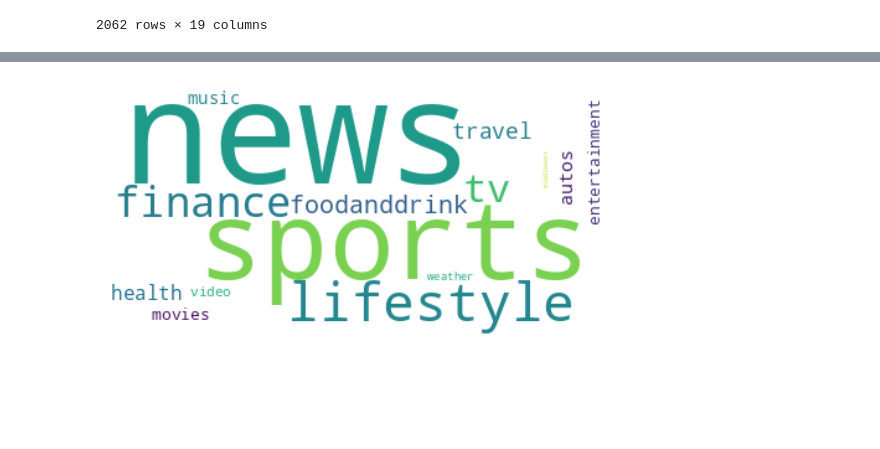
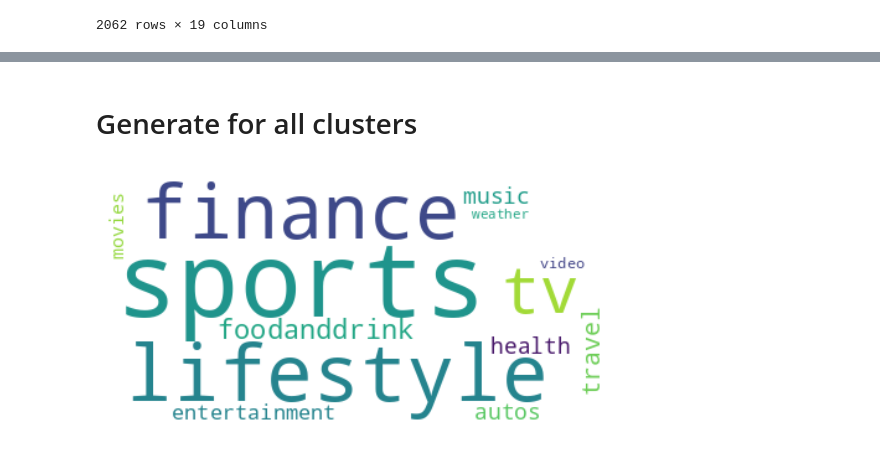
Before and after one commit to josh-oo/adapter-based-news-recommender, a Jupyter notebook: src/clustering/interpretation.ipynb, the cells around one changed output, grey strips where cells are left out. Saved outputs shown, nothing was run; the diff lists cells and outputs as text; code cells hidden in the pictures; blank space fills up the shorter version.

Commit message:
Refactor wordcloud generation

```diff
--- a/src/clustering/interpretation.ipynb
+++ b/src/clustering/interpretation.ipynb
@@ -115,18 +126,21 @@ plt.show()
+# %% [markdown]
+# Generate for all clusters
 # %%
+freq_all = pd.DataFrame(index=freq.index)
 for cluster in range(int(config['Clustering']['NoClusters'])):
    # get ids of cluster
     cluster_in = (labels == cluster).nonzero()[0]
     cluster_user_ids = [key for key in user_mapping if user_mapping[key] in cluster_in]
     cluster_freq = user_category_frequ.loc[user_category_frequ['user'].isin(cluster_user_ids)]
 
     # get total sum (not normalized)
     freq = cluster_freq.iloc[:, 2:].sum()
-
-    wordcloud = WordCloud(background_color="white").generate_from_frequencies(freq)
+    freq_all[f"{cluster}"] = freq.values
+    wordcloud = WordCloud(background_color="white").generate_from_frequencies(freq.drop('news', axis=0))
 
     # Display the generated image:
     plt.imshow(wordcloud, interpolation='bilinear')
     plt.axis("off")
     wordcloud.to_file(f"../../data/wordclouds/{cluster}_wordcloud.png")
 # %% [output]
-[figure, old version]
+[figure, new version]
```
Also changed, not shown: parts of 7 cells of this notebook, 1 other file.
